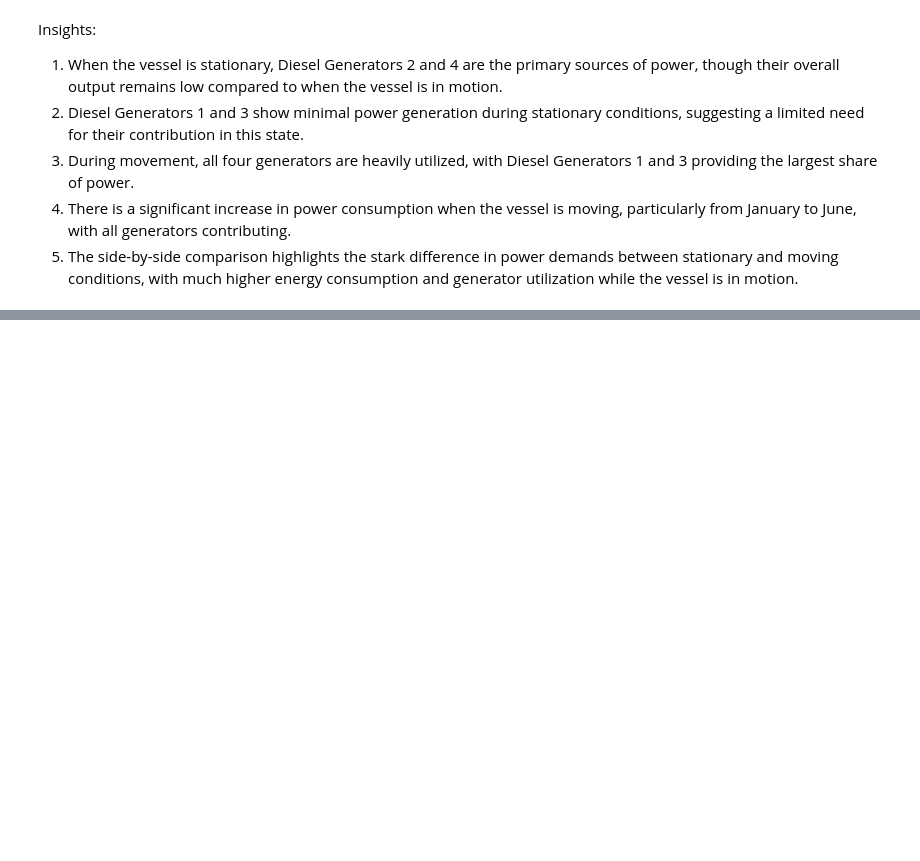
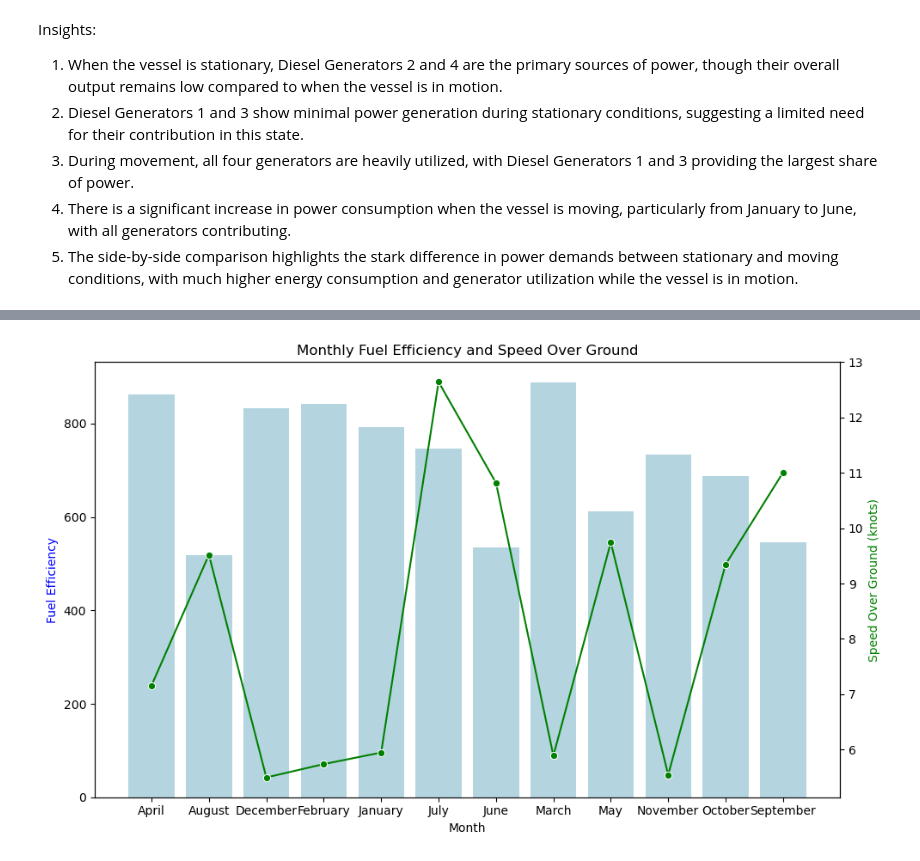
Before and after one commit to keertisuryawanshi/Feet_Energy_Analysis, a Jupyter notebook: TUI_Cruises.ipynb, the cells around one changed output, grey strips where cells are left out. Cells and saved outputs as stored; diff of their text form; code cells hidden in the pictures; blank space fills up the shorter version.

```diff
--- a/TUI_Cruises.ipynb
+++ b/TUI_Cruises.ipynb
@@ -983,0 +1065,32 @@ Insights:
+# %%
+import matplotlib.pyplot as plt
+import seaborn as sns
+
+# Create a figure and axis
+fig, ax1 = plt.subplots(figsize=(10, 6))
+
+# Bar plot for Fuel Efficiency
+sns.barplot(x='Month', y='Fuel Efficiency', data=monthly_data, ax=ax1, color='lightblue')
+
+# Create another axis for Speed Over Ground
+ax2 = ax1.twinx()
+
+# Line plot for Speed Over Ground (knots)
+sns.lineplot(x='Month', y='Speed Over Ground (knots)', data=monthly_data, ax=ax2, color='green', marker='o')
+
+# Set labels
+ax1.set_xlabel('Month')
+ax1.set_ylabel('Fuel Efficiency', color='blue')
+ax2.set_ylabel('Speed Over Ground (knots)', color='green')
+
+# Rotate x-axis labels for better readability
+plt.xticks(rotation=45)
+
+# Set title
+plt.title('Monthly Fuel Efficiency and Speed Over Ground')
+
+# Show plot
+plt.tight_layout()
+plt.show()
+# %% [output]
+[figure, added]
```
Also changed, not shown: parts of 8 cells of this notebook.
